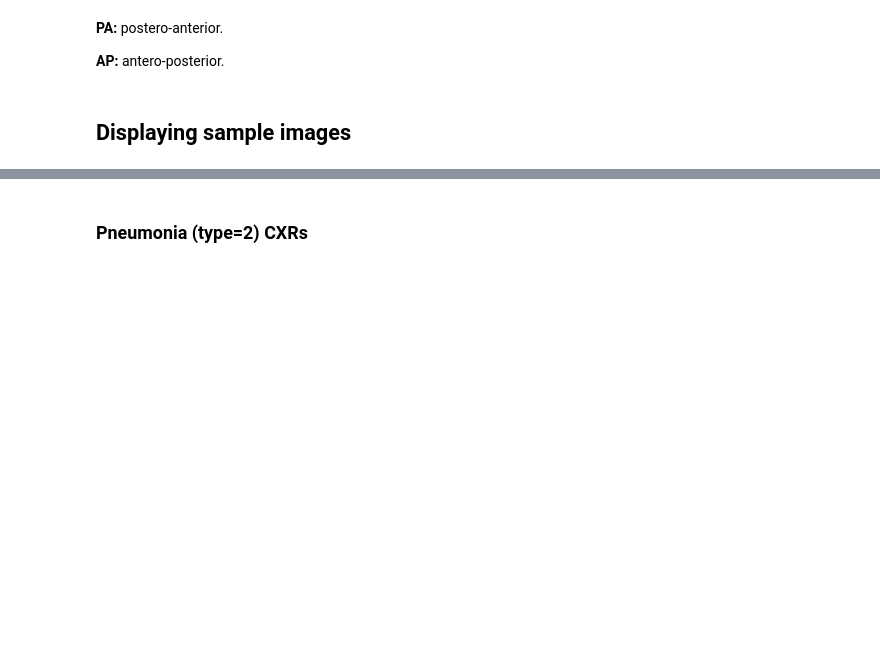
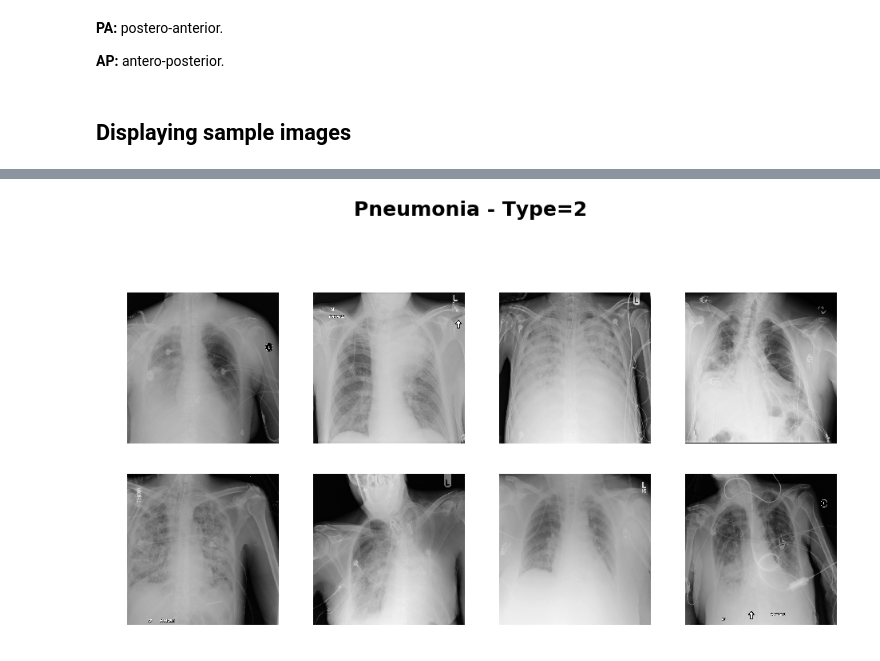
Before and after one commit to EiroaMD/final_project_IH_pneumonia, a Jupyter notebook: 3_EDA.ipynb, the cells around one changed output, grey strips where cells are left out. Cells and saved outputs as stored; diff of their text form; code cells hidden in the pictures; blank space fills up the shorter version.

```diff
--- a/3_EDA.ipynb
+++ b/3_EDA.ipynb
@@ -419,17 +429,17 @@ plt.show()
 # %%
 pic_index += 8
-next_normal_pix = [os.path.join(TRAIN_NNNP_PATH, fname)
-                   for fname in os.listdir(TRAIN_NNNP_PATH)[pic_index-8:pic_index]]
+next_pneumonia_pix = [os.path.join(TRAIN_PNEUMONIA_PATH, fname)
+                      for fname in os.listdir(TRAIN_PNEUMONIA_PATH)[pic_index-8:pic_index]]
 
 fig = plt.figure(figsize=(25,25))
 fig.set_size_inches(ncols * 4, nrows * 4)
-fig.suptitle('Not-normal/Not-pneumonia - Type=1', fontsize=25, fontweight=800)
-for i, img_path in enumerate(next_normal_pix):
+fig.suptitle('Pneumonia - Target=1 - Type=2', fontsize=25, fontweight=800)
+for i, img_path in enumerate(next_pneumonia_pix):
     # Set up subplot; subplot indices start at 1
     sp = plt.subplot(nrows, ncols, i + 1)
     sp.axis('Off') # Don't show axes (or gridlines)
     img = mpimg.imread(img_path)
     plt.imshow(img, cmap=plt.cm.gist_gray)
 plt.show()
+# %% [output]
+[figure, added]
-# %% [markdown]
-### Pneumonia (type=2) CXRs
```
Also changed, not shown: parts of 10 cells of this notebook, 9 other files.
